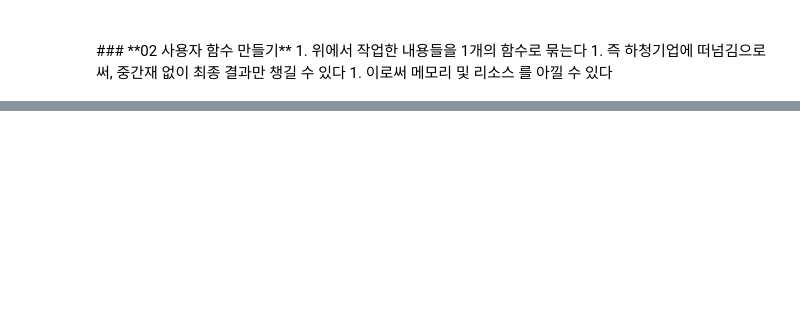
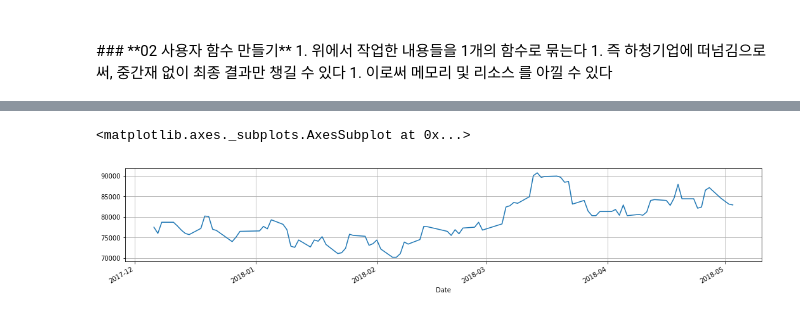
Before and after one commit to YongBeomKim/FinanceBasic2018, a Jupyter notebook: 02.String_Function.ipynb, the cells around one changed output, grey strips where cells are left out. Saved outputs shown, nothing was run; the diff lists cells and outputs as text; code cells hidden in the pictures; blank space fills up the shorter version.

```diff
--- a/02.String_Function.ipynb
+++ b/02.String_Function.ipynb
@@ -199,4 +215,6 @@ def get_date_naver(code, page=1):
     df.columns = ["Date","Close","Change","Price","High","Low","Volume"]
     df.Date    = df["Date"].apply(lambda x : x.replace('.','-'))
     df.Date    = pd.DatetimeIndex(df['Date'])
+    for col in df.columns[1:]:
+        df[col] = df[col].apply(lambda x : int(x))
     return df.set_index('Date')
@@ -218,0 +221,3 @@ get_date_naver('000660',1)
+# %%
+prices_history = get_date_naver('000660',10)
+prices_history.tail(3)
@@ -218,0 +231,5 @@ get_date_naver('000660',1)
+# %%
+prices_history.Close.plot(figsize=(18,3), grid=True)
+# %% [output]
+<matplotlib.axes._subplots.AxesSubplot at 0x...>
+[figure, added]
```
Also changed, not shown: parts of 7 cells of this notebook.
